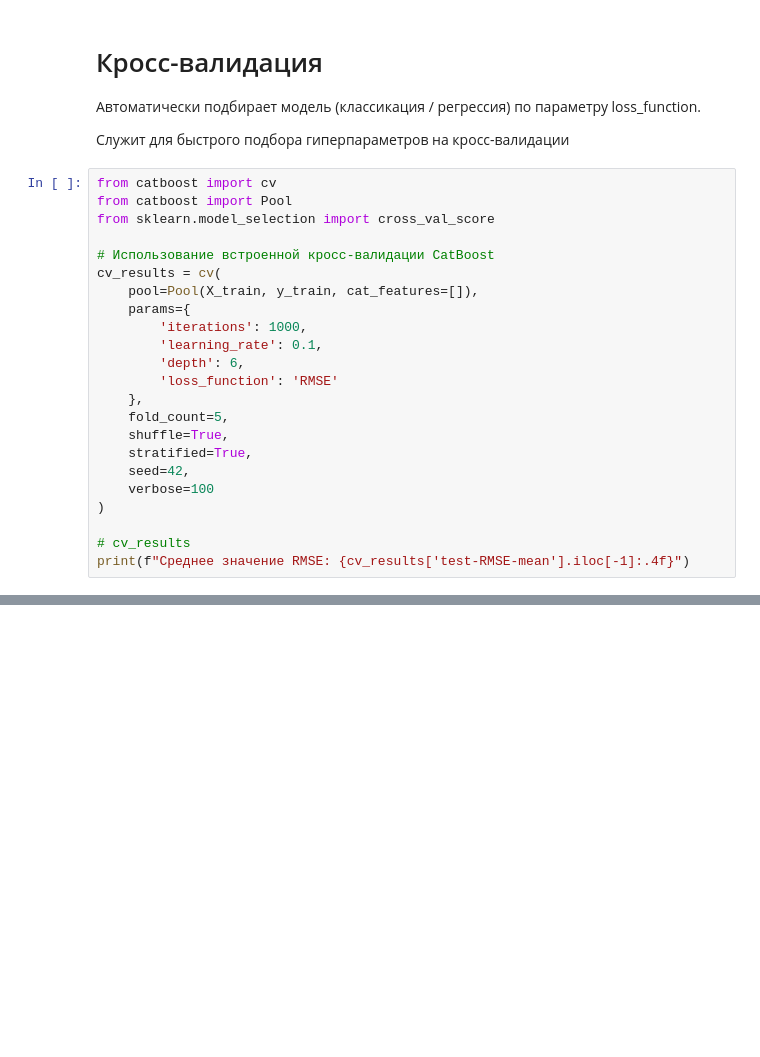
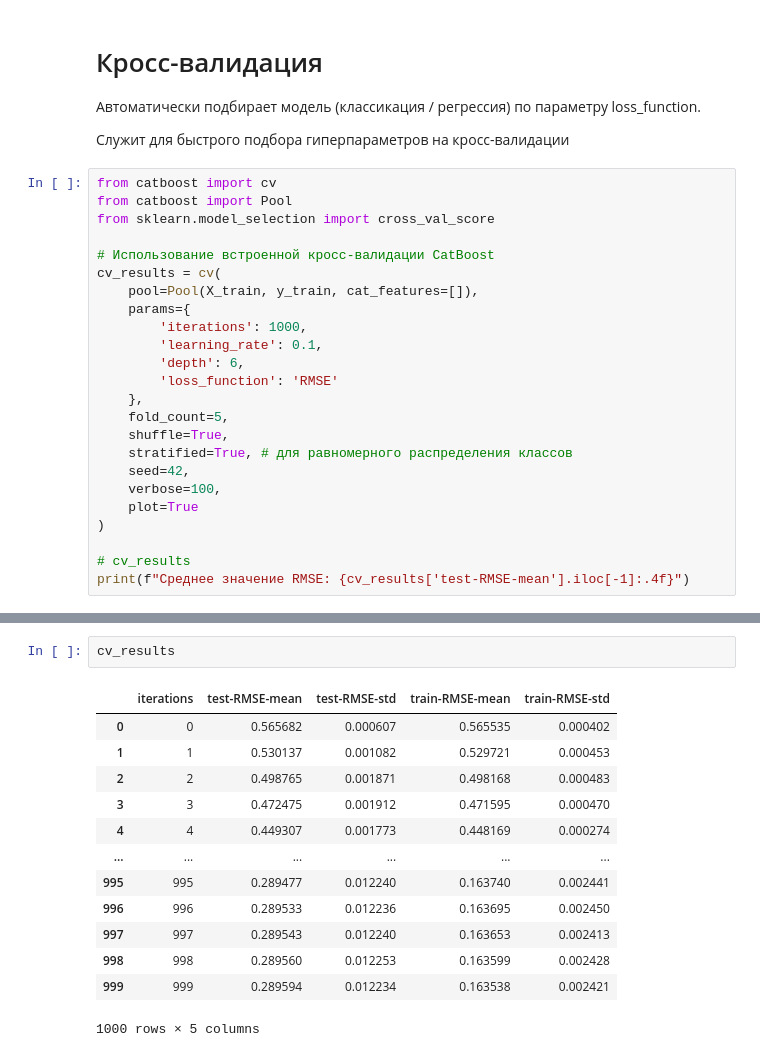
Before and after one commit to maxfil333/shared, a Jupyter notebook: CatBoost_notes.ipynb, the cells around one changed output, grey strips where cells are left out. Cells and saved outputs as stored; diff of their text form; blank space fills up the shorter version.

```diff
--- a/CatBoost_notes.ipynb
+++ b/CatBoost_notes.ipynb
@@ -366,9 +379,10 @@ cv_results = cv(
     },
     fold_count=5,
     shuffle=True,
-    stratified=True,
+    stratified=True, # для равномерного распределения классов
     seed=42,
-    verbose=100
+    verbose=100,
+    plot=True
 )
 
 # cv_results
@@ -393,0 +409,16 @@ bestIteration = 180
+# %%
+cv_results
+# %% [output]
+|  | iterations | test-RMSE-mean | test-RMSE-std | train-RMSE-mean | train-RMSE-std |
+| 0 | 0 | 0.565682 | 0.000607 | 0.565535 | 0.000402 |
+| 1 | 1 | 0.530137 | 0.001082 | 0.529721 | 0.000453 |
+| 2 | 2 | 0.498765 | 0.001871 | 0.498168 | 0.000483 |
+| 3 | 3 | 0.472475 | 0.001912 | 0.471595 | 0.000470 |
+| 4 | 4 | 0.449307 | 0.001773 | 0.448169 | 0.000274 |
+| ... | ... | ... | ... | ... | ... |
+| 995 | 995 | 0.289477 | 0.012240 | 0.163740 | 0.002441 |
+| 996 | 996 | 0.289533 | 0.012236 | 0.163695 | 0.002450 |
+| 997 | 997 | 0.289543 | 0.012240 | 0.163653 | 0.002413 |
+| 998 | 998 | 0.289560 | 0.012253 | 0.163599 | 0.002428 |
+| 999 | 999 | 0.289594 | 0.012234 | 0.163538 | 0.002421 |
+1000 rows × 5 columns
```
Also changed, not shown: parts of 7 cells of this notebook.
